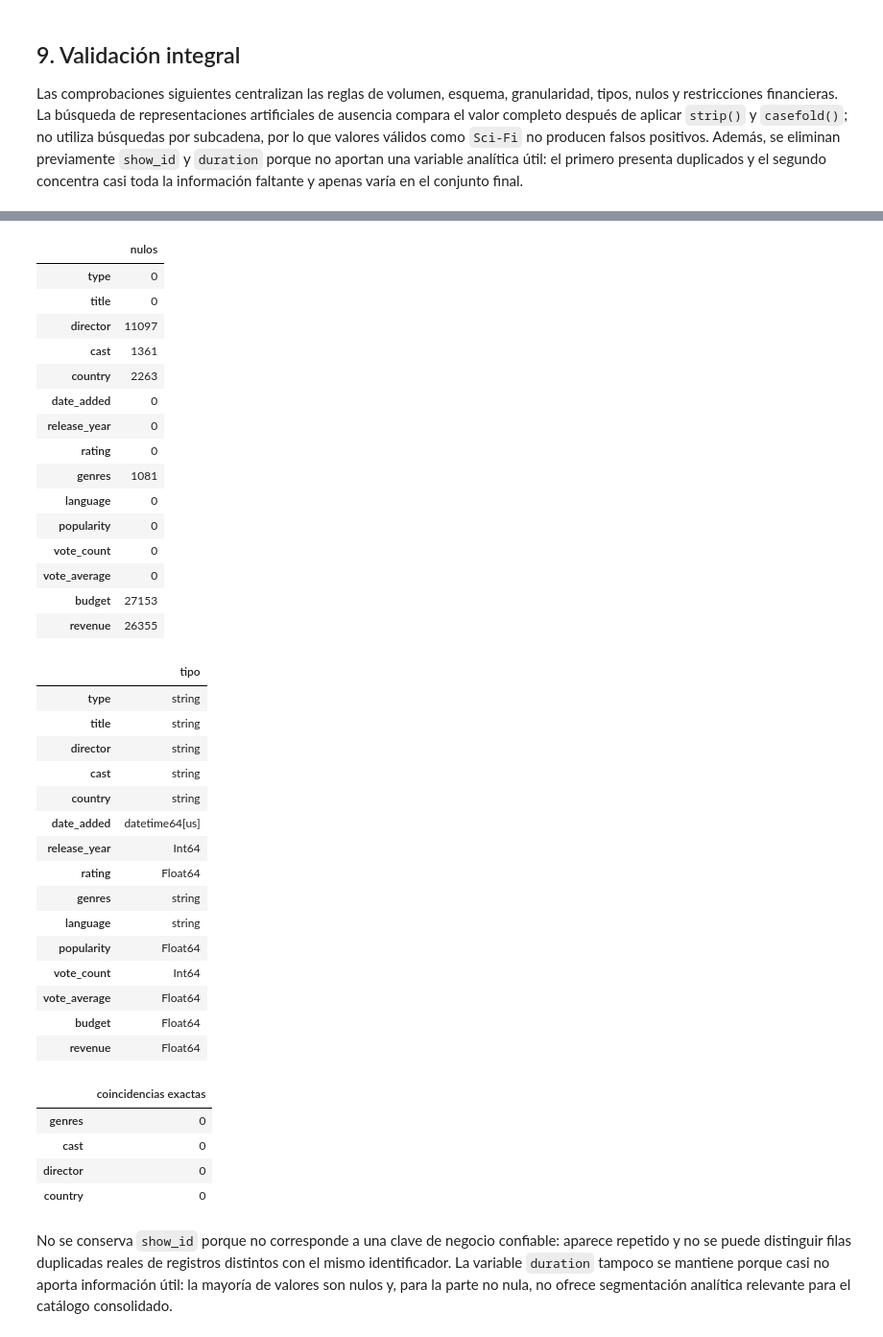
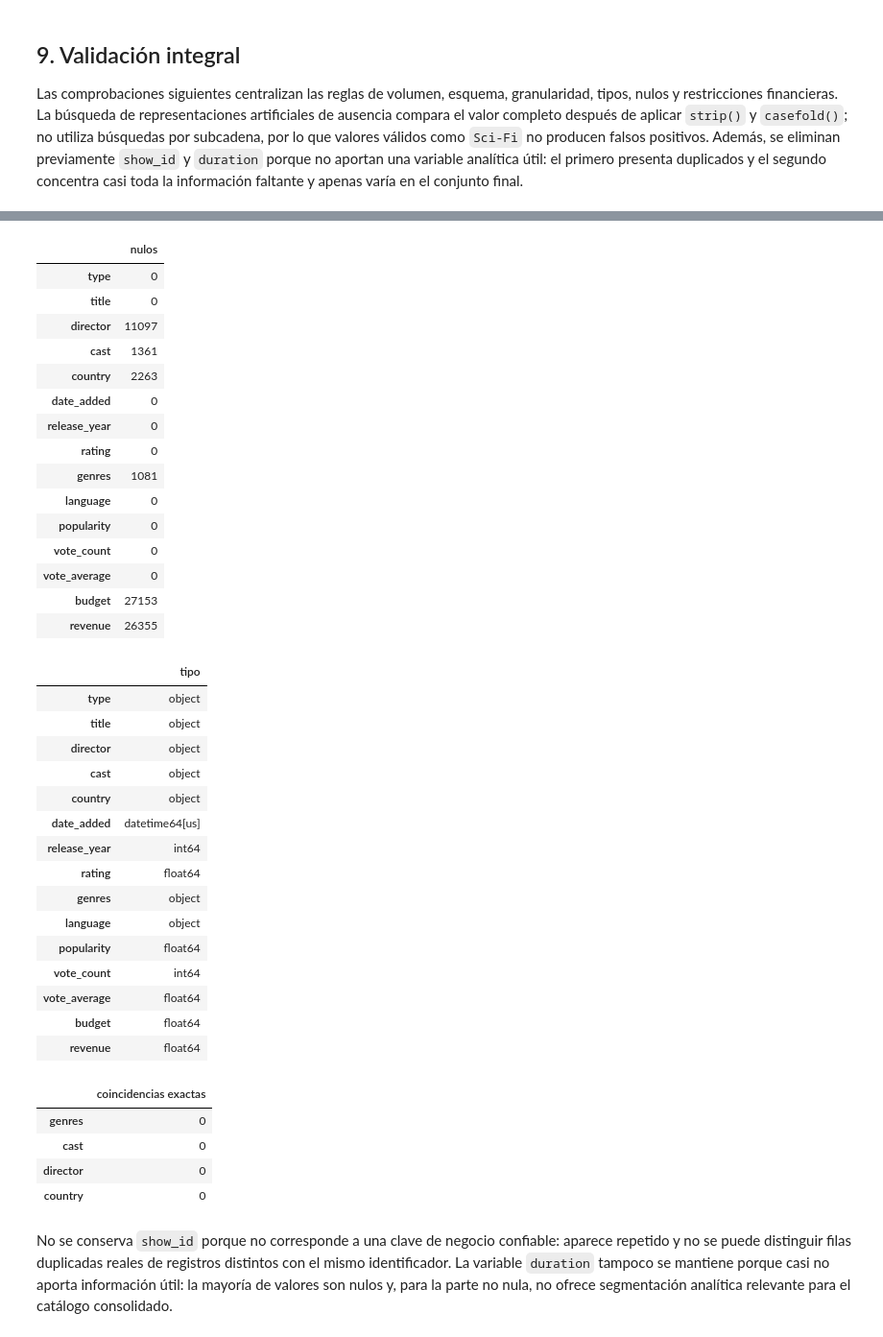
Before and after one commit to MauricioTapia84/visualizacion-de-datos-StreamView-Analytics, a Jupyter notebook: notebooks/01_limpieza_union.ipynb, the cells around one changed output, grey strips where cells are left out. Shown at 96% size. Drawn from its saved outputs; the diff is of its cells as text; code cells hidden in the pictures.

```diff
--- a/notebooks/01_limpieza_union.ipynb
+++ b/notebooks/01_limpieza_union.ipynb
@@ -172,7 +141,7 @@ MULTIVALUE_COLUMNS = ["cast", "director", "country", "genres"]
 def normalize_multivalue(value):
     # El orden de los elementos no debe afectar la semántica del campo.
     if pd.isna(value):
-        return pd.NA
+        return np.nan
 
     tokens = [part.strip() for part in str(value).split(",") if part.strip()]
     tokens = [re.sub(r"\s+", " ", token).strip() for token in tokens]
@@ -182,7 +151,7 @@ def normalize_multivalue(value):
         normalized[token.casefold()] = token.strip().title()
 
     canonical = sorted(normalized.values(), key=lambda x: x.casefold())
-    return ", ".join(canonical) if canonical else pd.NA
+    return ", ".join(canonical) if canonical else np.nan
 
 
 def clean_source(dataframe):
@@ -191,14 +160,12 @@ def clean_source(dataframe):
     text_columns = cleaned.select_dtypes(include=["object", "string"]).columns
 
     for column in text_columns:
-        cleaned[column] = cleaned[column].astype("string").str.strip()
-        cleaned[column] = cleaned[column].replace("", pd.NA)
+        cleaned[column] = cleaned[column].astype(object).str.strip()
+        cleaned[column] = cleaned[column].replace("", np.nan)
 
     for column in MULTIVALUE_COLUMNS:
         if column in cleaned.columns:
-            cleaned[column] = (
-                cleaned[column].map(normalize_multivalue).astype("string")
-            )
+            cleaned[column] = cleaned[column].map(normalize_multivalue).astype(object)
 
     duplicate_count = int(cleaned.duplicated().sum())
     cleaned = cleaned.drop_duplicates().reset_index(drop=True)
@@ -225,7 +192,7 @@ Filas limpias de TV Shows: 16,000
 for column in ["budget", "revenue"]:
     if column not in tv_shows_clean.columns:
         tv_shows_clean[column] = pd.Series(
-            pd.NA, index=tv_shows_clean.index, dtype="Float64"
+            np.nan, index=tv_shows_clean.index, dtype="float64"
         )
 
 column_order = movies_clean.columns.tolist()
@@ -233,6 +200,10 @@ tv_shows_clean = tv_shows_clean.reindex(columns=column_order)
 
 assert movies_clean.columns.tolist() == tv_shows_clean.columns.tolist()
 assert tv_shows_clean[["budget", "revenue"]].isna().all().all()
+assert all(
+    isinstance(value, (float, np.floating)) and np.isnan(value)
+    for value in tv_shows_clean[["budget", "revenue"]].to_numpy(dtype=object).ravel()
+)
 
-print(f"Esquemas homologados: {len(column_order)} columnas por fuente")
+print(f"Esquemas homologados: {len(column_order)} columnas por fuente; finanzas no aplican a series.")
 # %% [output]
@@ -317,6 +303,17 @@ for column in artificial_na_columns:
     artificial_na_counts[column] = int(
         normalized_values.isin(artificial_na_tokens).sum()
     )
+
+def missing_values_are_numpy_nan(dataframe):
+    for column in dataframe.columns:
+        null_values = dataframe.loc[dataframe[column].isna(), column].to_numpy(dtype=object)
+        if not all(
+            isinstance(value, (float, np.floating)) and np.isnan(value)
+            for value in null_values
+        ):
+            return False
+    return True
+
 
 type_counts = catalogo["type"].value_counts().to_dict()
 full_duplicates = int(catalogo.duplicated().sum())
@@ -339,8 +336,9 @@ assert int(catalogo["revenue"].isna().sum()) == 26_355
 assert catalogo.loc[
     catalogo["type"].eq("TV Show"), ["budget", "revenue"]
 ].isna().all().all()
-assert str(catalogo["budget"].dtype) == "Float64"
-assert str(catalogo["revenue"].dtype) == "Float64"
+assert str(catalogo["budget"].dtype) == "float64"
+assert str(catalogo["revenue"].dtype) == "float64"
+assert missing_values_are_numpy_nan(catalogo)
 assert sum(artificial_na_counts.values()) == 0
 assert source_hashes_current == source_hashes_initial
 
@@ -355,6 +353,7 @@ validation_summary = pd.Series(
         "ceros en revenue": int(catalogo["revenue"].eq(0).sum()),
         "nulos en budget": int(catalogo["budget"].isna().sum()),
         "nulos en revenue": int(catalogo["revenue"].isna().sum()),
+        "nulos NumPy NaN": missing_values_are_numpy_nan(catalogo),
         "tokens artificiales de nulo": sum(artificial_na_counts.values()),
     },
     name="resultado",
@@ -378,36 +378,36 @@ display(pd.Series(artificial_na_counts, name="coincidencias exactas").to_frame()
 | tokens artificiales de nulo | 0 |
 |  | nulos |
 | type | 0 |
 | title | 0 |
 | director | 11097 |
 | cast | 1361 |
 | country | 2263 |
 | date_added | 0 |
 | release_year | 0 |
 | rating | 0 |
 | genres | 1081 |
 | language | 0 |
 | popularity | 0 |
 | vote_count | 0 |
 | vote_average | 0 |
 | budget | 27153 |
 | revenue | 26355 |
 |  | tipo |
-| type | string |
-| title | string |
-| director | string |
-| cast | string |
-| country | string |
+| type | object |
+| title | object |
+| director | object |
+| cast | object |
+| country | object |
 | date_added | datetime64[us] |
-| release_year | Int64 |
-| rating | Float64 |
-| genres | string |
-| language | string |
-| popularity | Float64 |
-| vote_count | Int64 |
-| vote_average | Float64 |
-| budget | Float64 |
-| revenue | Float64 |
+| release_year | int64 |
+| rating | float64 |
+| genres | object |
+| language | object |
+| popularity | float64 |
+| vote_count | int64 |
+| vote_average | float64 |
+| budget | float64 |
+| revenue | float64 |
 |  | coincidencias exactas |
 | genres | 0 |
 | cast | 0 |
```
Also changed, not shown: parts of 10 cells of this notebook, 11 other files.
